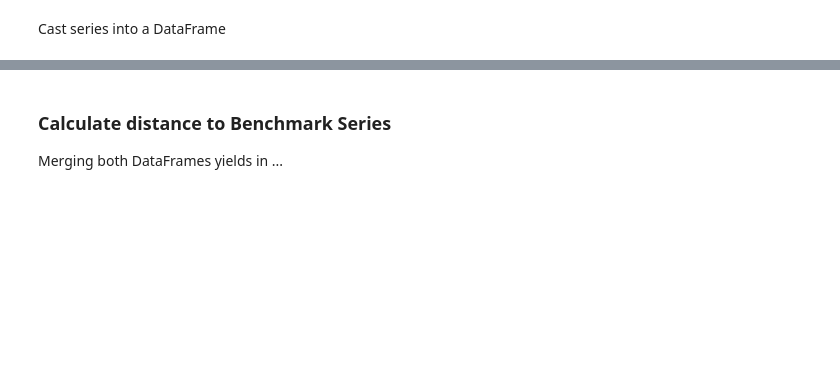
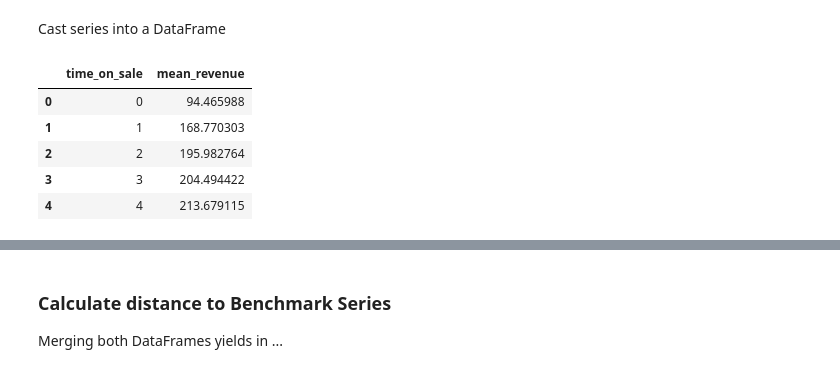
Before and after one commit to indyfree/tailor, a Jupyter notebook: notebooks/build-similarity-measurement.ipynb, the cells around one changed output, grey strips where cells are left out. Drawn from its saved outputs; the diff is of its cells as text; code cells hidden in the pictures; blank space fills up the shorter version.

```diff
--- a/notebooks/build-similarity-measurement.ipynb
+++ b/notebooks/build-similarity-measurement.ipynb
@@ -36,9 +65,16 @@ revenue_benchmark.head()
 Cast series into a DataFrame
 # %%
 df_revenue_benchmark = pd.DataFrame()
-df_revenue_benchmark['time_on_sale'] = revenue_benchmark.keys()
+df_revenue_benchmark['time_on_sale'] = revenue_benchmark.keys().astype(int)
 df_revenue_benchmark['mean_revenue'] = revenue_benchmark.values
 df_revenue_benchmark.head()
+# %% [output]
+|  | time_on_sale | mean_revenue |
+| 0 | 0 | 94.465988 |
+| 1 | 1 | 168.770303 |
+| 2 | 2 | 195.982764 |
+| 3 | 3 | 204.494422 |
+| 4 | 4 | 213.679115 |
 # %%
 plt.plot(df_revenue_benchmark.time_on_sale, df_revenue_benchmark.mean_revenue);
 plt.xticks(np.arange(0, 181, step=20));
```
Also changed, not shown: parts of 13 cells of this notebook, 1 other file.
